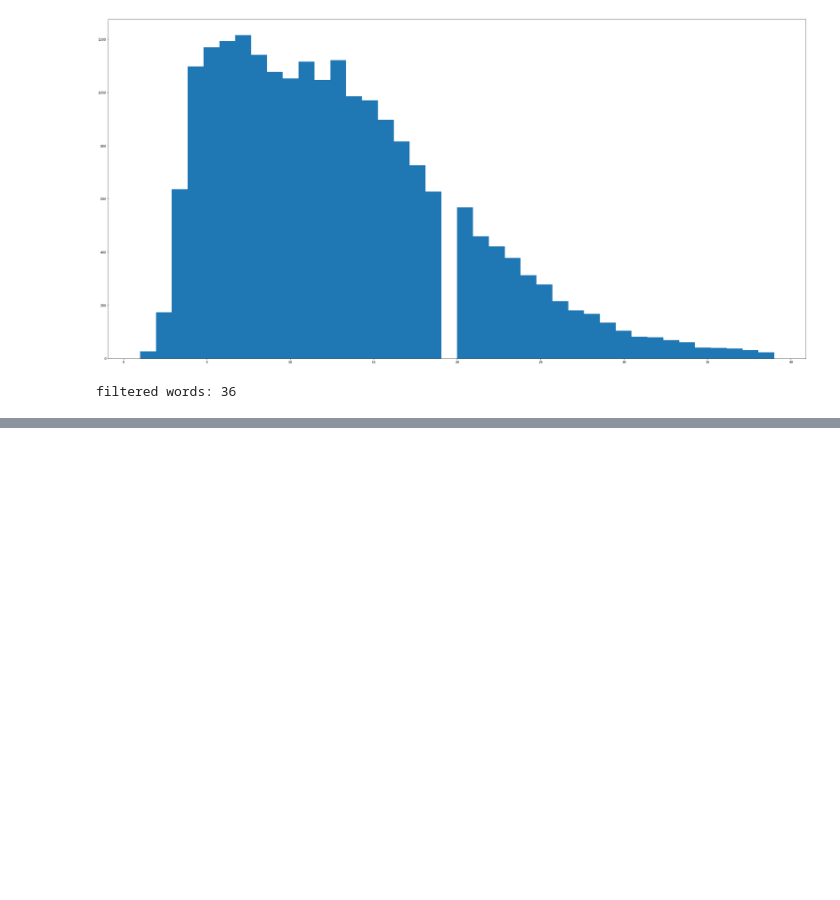
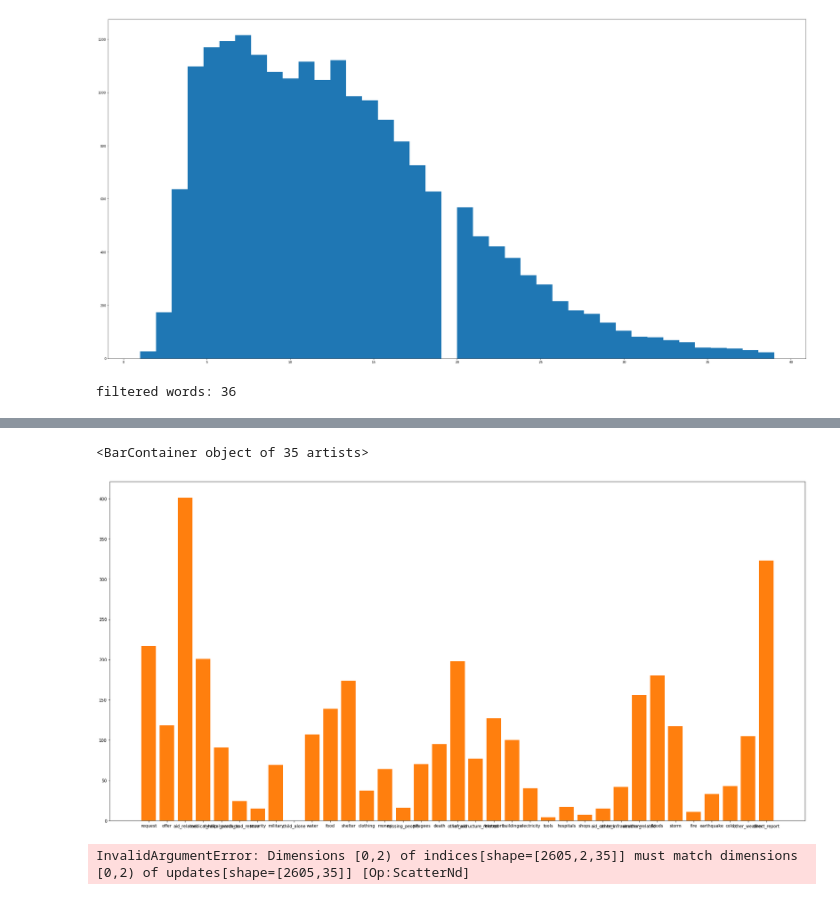
Before and after one commit to JNoether/Multi_Intent_Recognition, a Jupyter notebook: Model.ipynb, the cells around one changed output, grey strips where cells are left out. Cells and saved outputs as stored; diff of their text form; code cells hidden in the pictures; blank space fills up the shorter version.

Commit message:
added test metrics

```diff
--- a/Model.ipynb
+++ b/Model.ipynb
@@ -164,7 +164,7 @@ model.compile(optimizer = "adam",
               metrics = ["binary_accuracy"])
 
 model.fit(train_set, train_labels_set,
-          epochs = 8, batch_size = 16,
+          epochs = 8,
           validation_data = (valText, valLabels))
 # %% [output]
 Epoch 1/8
@@ -210,0 +200,4 @@ print(multi_label_accuracy(prediction[0], testLabel[3]))
+# %%
+# get predictions of model(cell takes a long time)
+predictions = [model.predict(np.expand_dims(text, 0)) for text in testText]
+predictions
@@ -210,0 +222,3 @@ print(multi_label_accuracy(prediction[0], testLabel[3]))
+# %%
+predictedLabels = [[int(p > 0.5) for p in pred[0]] for pred in predictions]
+predictedLabels
@@ -210,0 +243,24 @@ print(multi_label_accuracy(prediction[0], testLabel[3]))
+# %%
+# plot Errors per label
+falseNegativesPerLabel = {label:0 for label in testSet.columns[7:]}
+falsePositivesPerLabel = {label:0 for label in testSet.columns[7:]}
+
+for i, pred in enumerate(predictedLabels):
+    for j,label in enumerate(testSet.columns[7:]):
+        if pred[j] != testLabel[i][j]:
+            if testLabel[i][j]:
+                falseNegativesPerLabel[label] += 1
+            else:
+                falsePositivesPerLabel[label] += 1
+
+plt.figure(figsize = (30,15))
+plt.bar(falseNegativesPerLabel.keys(), falseNegativesPerLabel.values())
+plt.bar(falsePositivesPerLabel.keys(), falseNegativesPerLabel.values())
+# %% [output]
+<BarContainer object of 35 artists>
+[figure, added]
+# %%
+# (multilabel) confussion matrix
+conMatrix = tf.math.confusion_matrix(testLabel, predictedLabels)
+# %% [output]
+InvalidArgumentError: Dimensions [0,2) of indices[shape=[2605,2,35]] must match dimensions [0,2) of updates[shape=[2605,35]] [Op:ScatterNd]
```
Also changed, not shown: parts of 8 cells of this notebook.
